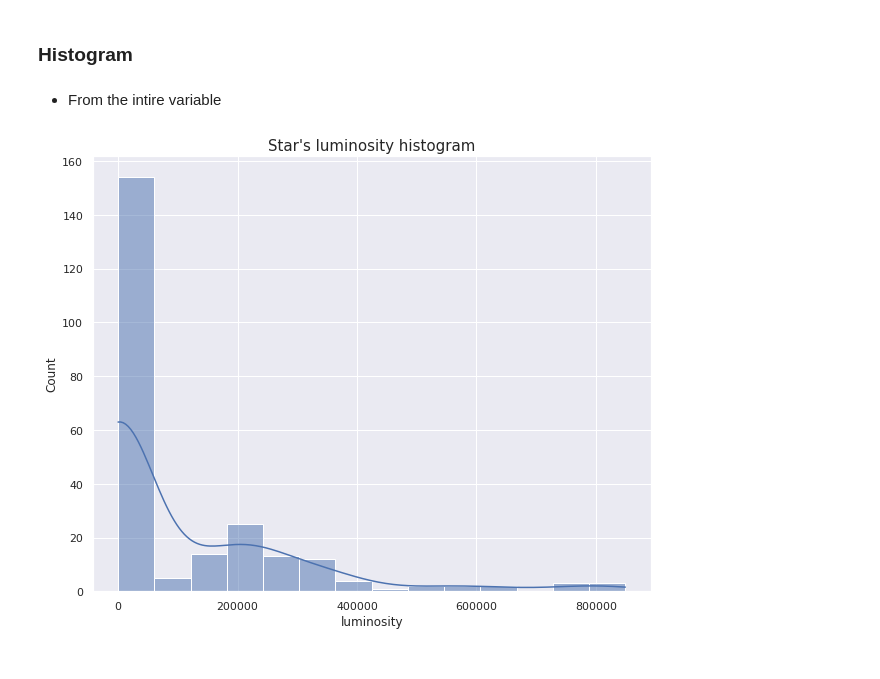
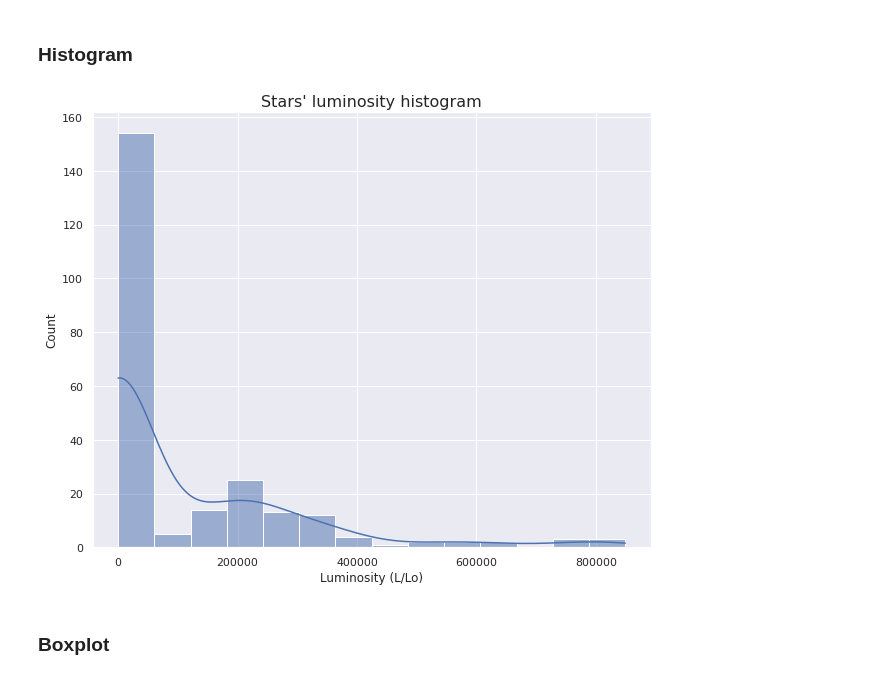
Before and after one commit to DamodaraBarbosa/machine_learning_studies, a Jupyter notebook: Star_type_prediction.ipynb, the cells around one changed output. Cells and saved outputs as stored; diff of their text form; code cells hidden in the pictures.

```diff
--- a/Star_type_prediction.ipynb
+++ b/Star_type_prediction.ipynb
@@ -81,7 +81,7 @@ There is no null value in the intire dataset.
 To make access to dataframe column information, columns are renamed.
 # %%
 df.columns = ['temperature', 'luminosity',
-              'radius', 'absolute_magnitue',
+              'radius', 'absolute_magnitude',
               'star_type', 'star_color', 'spectral_class']
 # %%
 df.head()
@@ -199,12 +180,13 @@ pd.DataFrame(df['luminosity'].describe()[['25%', '50%', '75%']])
 | 75% | 198050.000000 |
 # %% [markdown]
 ### Histogram
-# %% [markdown]
-* From the intire variable
 # %%
 plt.figure(figsize= (10, 8))
 ax = sns.histplot(data= df, x= 'luminosity', kde= True)
-ax.set_title(r"Star's luminosity histogram", fontsize= 15)
+ax.set_title("Stars' luminosity histogram", fontsize= 16)
+plt.xlabel('Luminosity (L/Lo)')
 plt.show()
 # %% [output]
-[figure, old version]
+[figure, new version]
+# %% [markdown]
+### Boxplot
```
Also changed, not shown: parts of 76 cells of this notebook.
